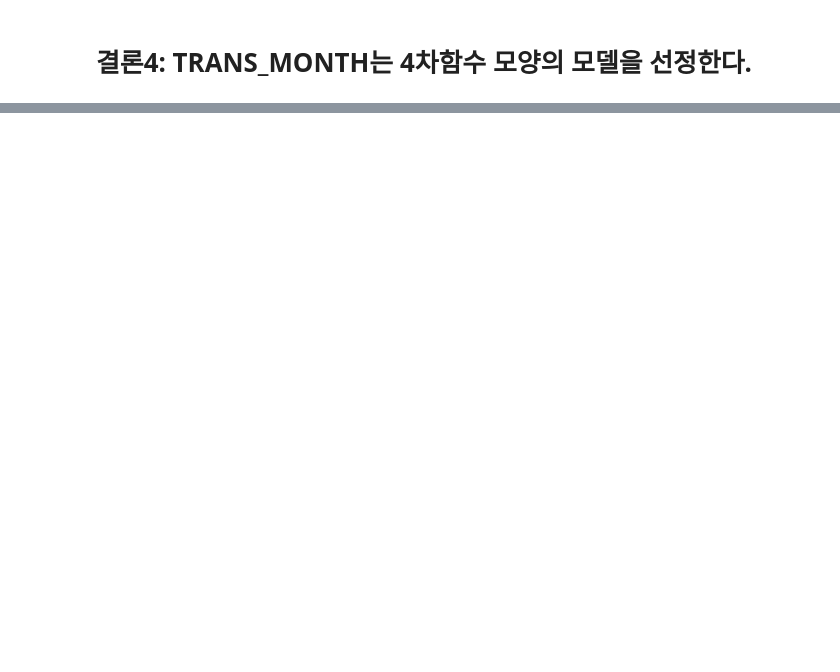
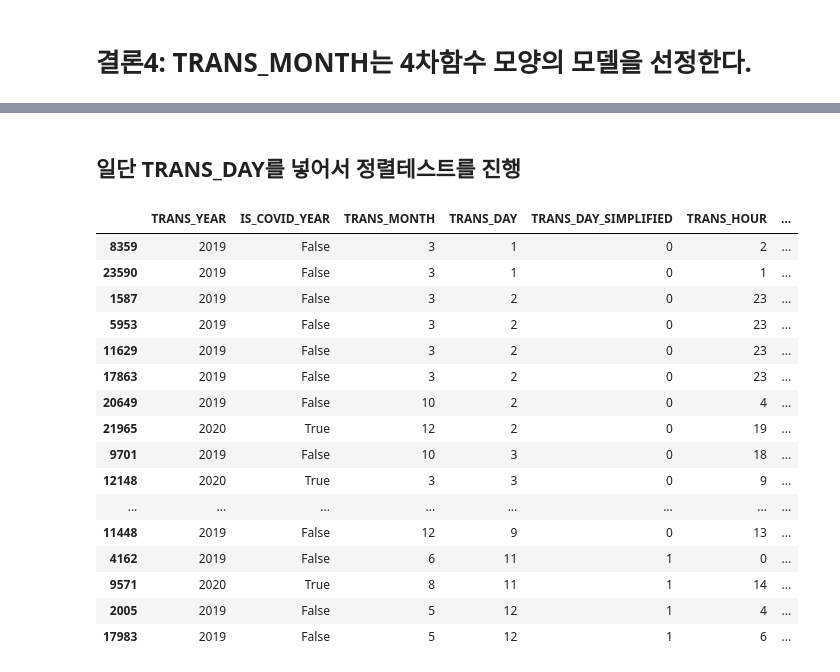
Before and after one commit to skmanzg/FraudDectectionProject2023, a Jupyter notebook: data_analysis.ipynb, the cells around one changed output, grey strips where cells are left out. Saved outputs shown, nothing was run; the diff lists cells and outputs as text; code cells hidden in the pictures; blank space fills up the shorter version.

```diff
--- a/data_analysis.ipynb
+++ b/data_analysis.ipynb
@@ -425,0 +427,27 @@ STATE
+# %% [markdown]
+## 일단 TRANS_DAY를 넣어서 정렬테스트를 진행
+# %%
+df_train = pd.concat([df_train_x, df_train_y], axis = 1)
+df_train.head()
+
+df_train = df_train.sort_values(by=["CC_NUM", "TRANS_DAY"] ,ascending=True)
+
+df_train.head(20)
+# %% [output]
+|  | TRANS_YEAR | IS_COVID_YEAR | TRANS_MONTH | TRANS_DAY | TRANS_DAY_SIMPLIFIED | TRANS_HOUR | ... |
+| 8359 | 2019 | False | 3 | 1 | 0 | 2 | ... |
+| 23590 | 2019 | False | 3 | 1 | 0 | 1 | ... |
+| 1587 | 2019 | False | 3 | 2 | 0 | 23 | ... |
+| 5953 | 2019 | False | 3 | 2 | 0 | 23 | ... |
+| 11629 | 2019 | False | 3 | 2 | 0 | 23 | ... |
+| 17863 | 2019 | False | 3 | 2 | 0 | 23 | ... |
+| 20649 | 2019 | False | 10 | 2 | 0 | 4 | ... |
+| 21965 | 2020 | True | 12 | 2 | 0 | 19 | ... |
+| 9701 | 2019 | False | 10 | 3 | 0 | 18 | ... |
+| 12148 | 2020 | True | 3 | 3 | 0 | 9 | ... |
+| ... | ... | ... | ... | ... | ... | ... | ... |
+| 11448 | 2019 | False | 12 | 9 | 0 | 13 | ... |
+| 4162 | 2019 | False | 6 | 11 | 1 | 0 | ... |
+| 9571 | 2020 | True | 8 | 11 | 1 | 14 | ... |
+| 2005 | 2019 | False | 5 | 12 | 1 | 4 | ... |
+| 17983 | 2019 | False | 5 | 12 | 1 | 6 | ... |
```
Also changed, not shown: parts of 22 cells of this notebook, 1 other file.
